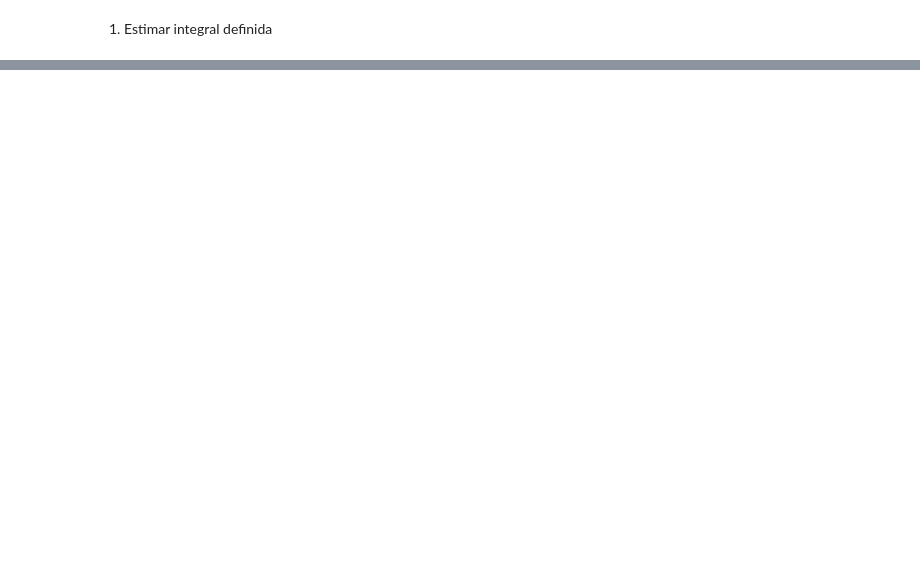
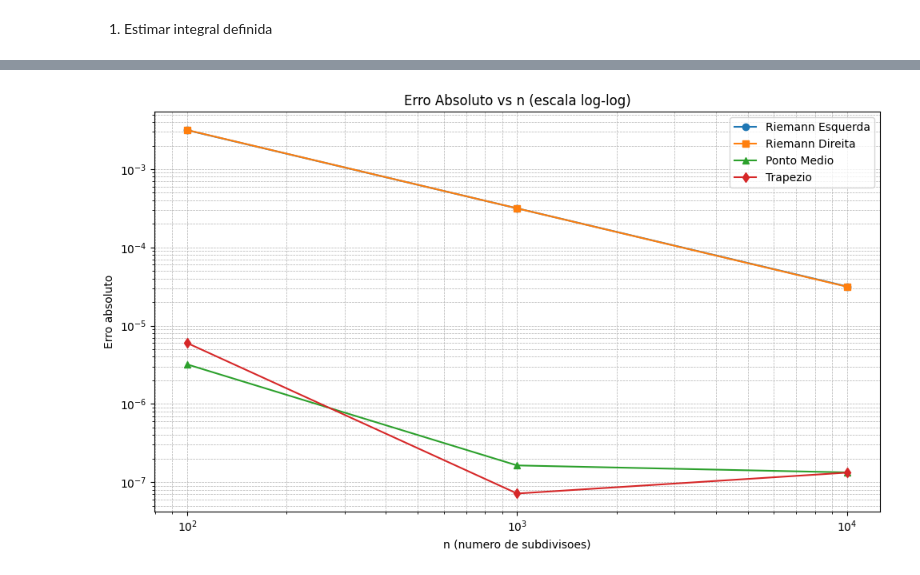
Before and after one commit to matheus-cmramos/AV6, a Jupyter notebook: av6.ipynb, the cells around one changed output, grey strips where cells are left out. Saved outputs shown, nothing was run; the diff lists cells and outputs as text; code cells hidden in the pictures; blank space fills up the shorter version.

```diff
--- a/av6.ipynb
+++ b/av6.ipynb
@@ -47,0 +83,18 @@ print(f"Soma de Riemann pela regra dos trapezoides: {trapezoides_100}")
+# %%
+#plotando grafico log-log
+
+plt.figure(figsize=(10, 6))
+plt.loglog(n_valores, erros_esq, label='Riemann Esquerda', marker='o')
+plt.loglog(n_valores, erros_dir, label='Riemann Direita', marker='s')
+plt.loglog(n_valores, erros_pm, label='Ponto Medio', marker='^')
+plt.loglog(n_valores, erros_trap, label='Trapezio', marker='d')
+
+plt.title("Erro Absoluto vs n (escala log-log)")
+plt.xlabel("n (numero de subdivisoes)")
+plt.ylabel("Erro absoluto")
+plt.legend()
+plt.grid(True, which="both", ls="--", linewidth=0.5)
+plt.tight_layout()
+plt.show()
+# %% [output]
+[figure, added]
```
Also changed, not shown: parts of 2 cells of this notebook.
